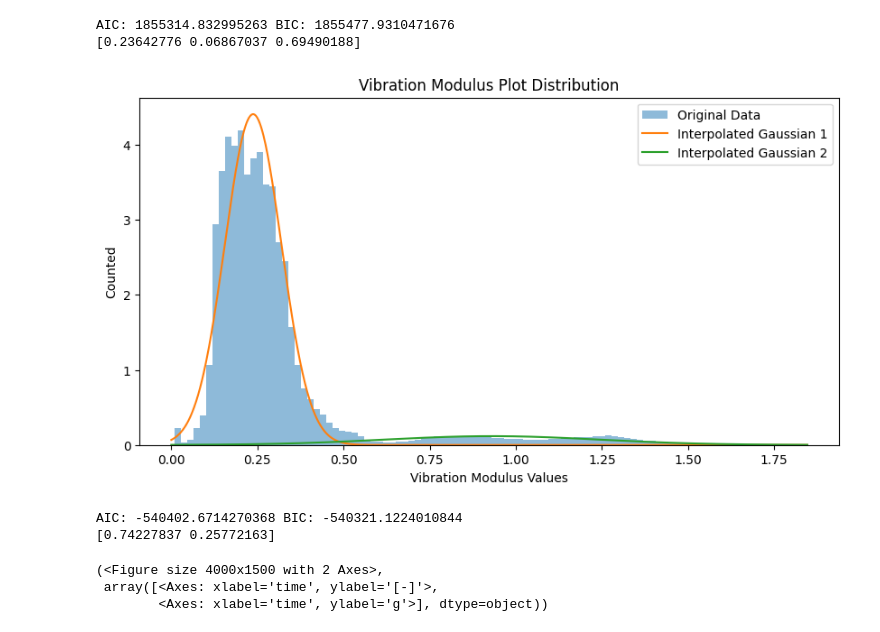
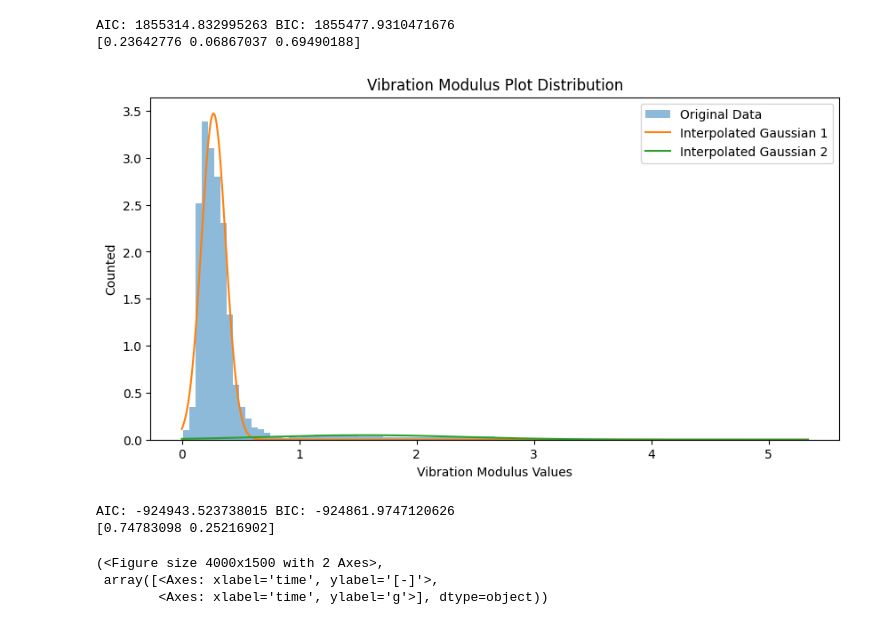
Before and after one commit to RL2-SP3/LISSA, a Jupyter notebook: examples/analise_modelos_hmm.ipynb, the cells around one changed output. Cells and saved outputs as stored; diff of their text form; code cells hidden in the pictures.

Commit message:
modified:   examples/analise_modelos_hmm.ipynb 	modified:   examples/medianTest.ipynb 	new file:   examples/prototipo.py 	modified:   examples/saveA.csv

```diff
--- a/examples/analise_modelos_hmm.ipynb
+++ b/examples/analise_modelos_hmm.ipynb
@@ -71,39 +62,39 @@ AIC: 1855314.832995263 BIC: 1855477.9310471676
 # %%
 n = 2
 
-vibData= PCAData["VibMod"].loc[(PCAData["VibMod"]!=0) & (PCAData["Well_down"]==0)].apply(np.log1p)
+vibData= PCAData["VibMod"].loc[(PCAData["VibMod"]!=0) & (PCAData["Well_down"]==0)]
 
 model = li.GaussianMixtureFit(vibData,n,seed=mainSeed)
 
 li.GaussianMixturePlot(vibData,model,[
     "Original Data",
     "Interpolated Gaussian",
     "Vibration Modulus Plot Distribution",
     "Vibration Modulus Values",
     "Counted"])
 
 modelVib = hmm.GaussianHMM(
     n_components=n,
     random_state=mainSeed,
     covariance_type="full",
     init_params="st",
     #algorithm="map"
     )
 
 modelVib.means_ = model.means_
 modelVib.covars_ = model.covariances_
 
-modelVib = li.HMMTrainer(X_train["VibMod"].apply(np.log1p),trainLength,modelVib)
+modelVib = li.HMMTrainer(X_train["VibMod"],trainLength,modelVib)
 
 li.PostProcessing(modelVib, PCAData, modelData,"VibMod", "State Mod", totalLength)
 print(modelVib.get_stationary_distribution())
 PCAData["State Mod"] = PCAData["State Mod"].map(li.StateConversion(modelVib.get_stationary_distribution(),n))
 
 PCAData.loc[(PCAData["VibMod"]==0) & (PCAData["Well_down"]==0),"State Mod"] = 3
 # %% [output]
-[figure, old version]
+[figure, new version]
-AIC: -540402.6714270368 BIC: -540321.1224010844
-[0.74227837 0.25772163]
+AIC: -924943.523738015 BIC: -924861.9747120626
+[0.74783098 0.25216902]
 # %%
 vibeHeader = ["ESP Vibration X","ESP Vibration Y"]
 esotericHeader = ['Water Cut @ 20degC - 1 atm', 'Choke Opening']
```
Also changed, not shown: parts of 4 cells of this notebook, 3 other files.
